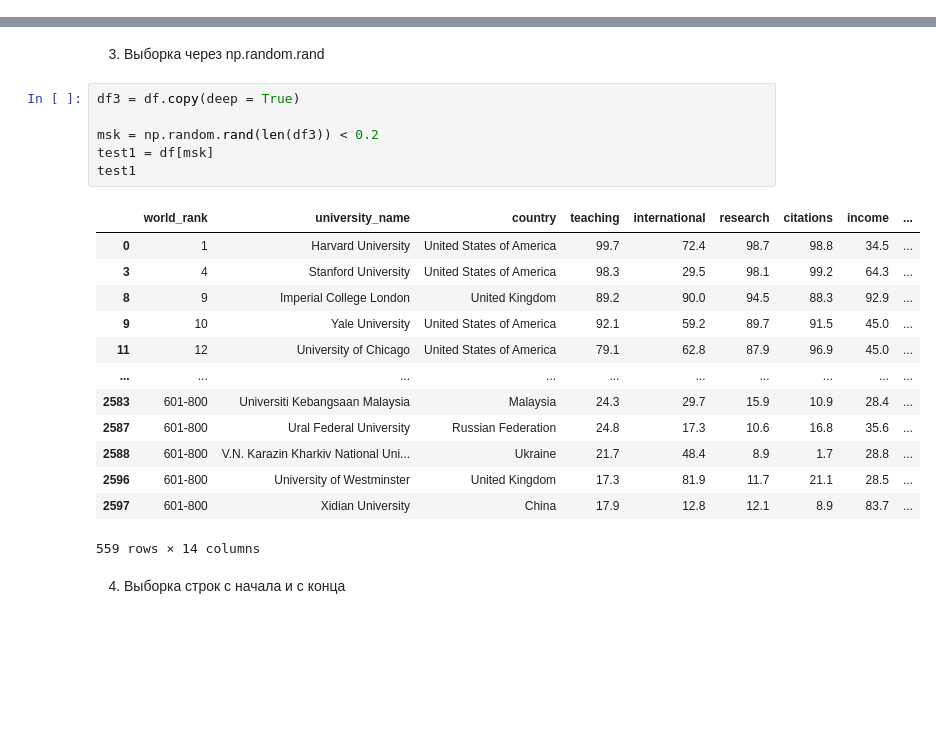
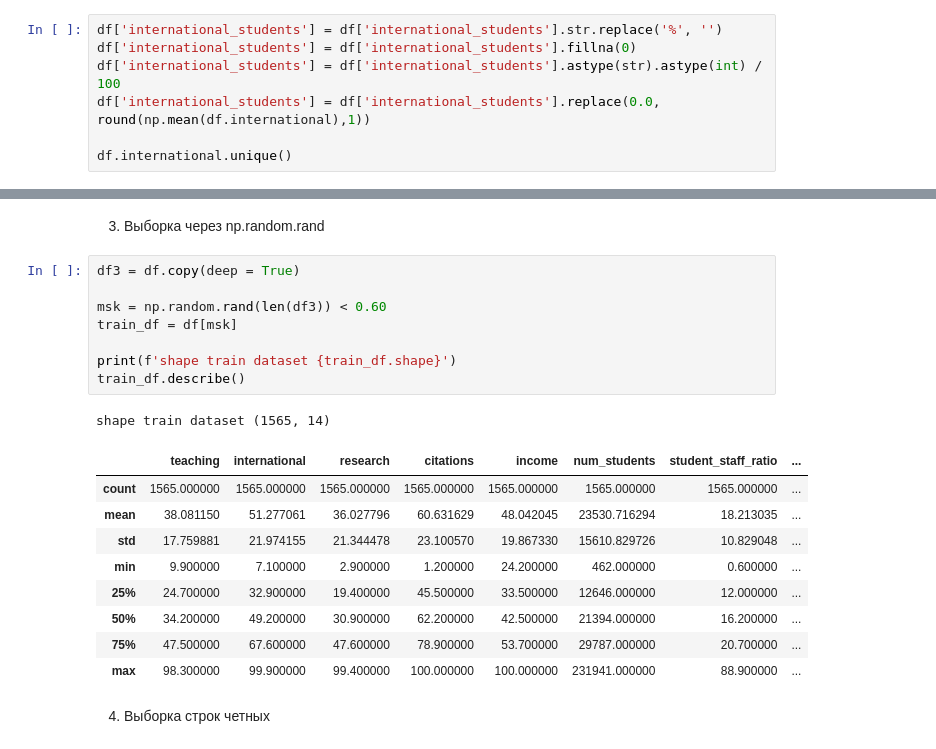
Before and after one commit to Diana-Shilova/TMSds, a Jupyter notebook: lesson13/EDA_1.ipynb, the cells around one changed output, grey strips where cells are left out. Saved outputs shown, nothing was run; the diff lists cells and outputs as text; blank space fills up the shorter version.

```diff
--- a/lesson13/EDA_1.ipynb
+++ b/lesson13/EDA_1.ipynb
@@ -80,3 +125,10 @@ array([ 72.4,  54.6,  82.3,  29.5,  70.3,  77.7,  77.2,  39.6,  90. ,
         13.1,  15.7,  20.4,  19.8,  69.6,  15.4,  13.4,  14.5,  18.5,
         55.2,  20.3,   7.1,  17. ,  14.2,  15.2,  99.9,  13.8,  14. ,
         16.5,  14.9])
+# %%
+df['international_students'] = df['international_students'].str.replace('%', '')
+df['international_students'] = df['international_students'].fillna(0)
+df['international_students'] = df['international_students'].astype(str).astype(int) / 100
+df['international_students'] = df['international_students'].replace(0.0, round(np.mean(df.international),1))
+
+df.international.unique()
@@ -415,22 +483,21 @@ test
 # %%
 df3 = df.copy(deep = True)
 
-msk = np.random.rand(len(df3)) < 0.2
-test1 = df[msk]
-test1
+msk = np.random.rand(len(df3)) < 0.60
+train_df = df[msk]
+
+print(f'shape train dataset {train_df.shape}')
+train_df.describe()
 # %% [output]
+shape train dataset (1565, 14)
-|  | world_rank | university_name | country | teaching | international | research | citations | income | ... |
-| 0 | 1 | Harvard University | United States of America | 99.7 | 72.4 | 98.7 | 98.8 | 34.5 | ... |
-| 3 | 4 | Stanford University | United States of America | 98.3 | 29.5 | 98.1 | 99.2 | 64.3 | ... |
-| 8 | 9 | Imperial College London | United Kingdom | 89.2 | 90.0 | 94.5 | 88.3 | 92.9 | ... |
-| 9 | 10 | Yale University | United States of America | 92.1 | 59.2 | 89.7 | 91.5 | 45.0 | ... |
-| 11 | 12 | University of Chicago | United States of America | 79.1 | 62.8 | 87.9 | 96.9 | 45.0 | ... |
-| ... | ... | ... | ... | ... | ... | ... | ... | ... | ... |
-| 2583 | 601-800 | Universiti Kebangsaan Malaysia | Malaysia | 24.3 | 29.7 | 15.9 | 10.9 | 28.4 | ... |
-| 2587 | 601-800 | Ural Federal University | Russian Federation | 24.8 | 17.3 | 10.6 | 16.8 | 35.6 | ... |
-| 2588 | 601-800 | V.N. Karazin Kharkiv National Uni... | Ukraine | 21.7 | 48.4 | 8.9 | 1.7 | 28.8 | ... |
-| 2596 | 601-800 | University of Westminster | United Kingdom | 17.3 | 81.9 | 11.7 | 21.1 | 28.5 | ... |
-| 2597 | 601-800 | Xidian University | China | 17.9 | 12.8 | 12.1 | 8.9 | 83.7 | ... |
+|  | teaching | international | research | citations | income | num_students | student_staff_ratio | ... |
+| count | 1565.000000 | 1565.000000 | 1565.000000 | 1565.000000 | 1565.000000 | 1565.000000 | 1565.000000 | ... |
+| mean | 38.081150 | 51.277061 | 36.027796 | 60.631629 | 48.042045 | 23530.716294 | 18.213035 | ... |
+| std | 17.759881 | 21.974155 | 21.344478 | 23.100570 | 19.867330 | 15610.829726 | 10.829048 | ... |
+| min | 9.900000 | 7.100000 | 2.900000 | 1.200000 | 24.200000 | 462.000000 | 0.600000 | ... |
+| 25% | 24.700000 | 32.900000 | 19.400000 | 45.500000 | 33.500000 | 12646.000000 | 12.000000 | ... |
+| 50% | 34.200000 | 49.200000 | 30.900000 | 62.200000 | 42.500000 | 21394.000000 | 16.200000 | ... |
+| 75% | 47.500000 | 67.600000 | 47.600000 | 78.900000 | 53.700000 | 29787.000000 | 20.700000 | ... |
+| max | 98.300000 | 99.900000 | 99.400000 | 100.000000 | 100.000000 | 231941.000000 | 88.900000 | ... |
-559 rows × 14 columns
 # %% [markdown]
-4. Выборка строк с начала и с конца
+4. Выборка строк четных
```
Also changed, not shown: parts of 28 cells of this notebook, 1 other file.
